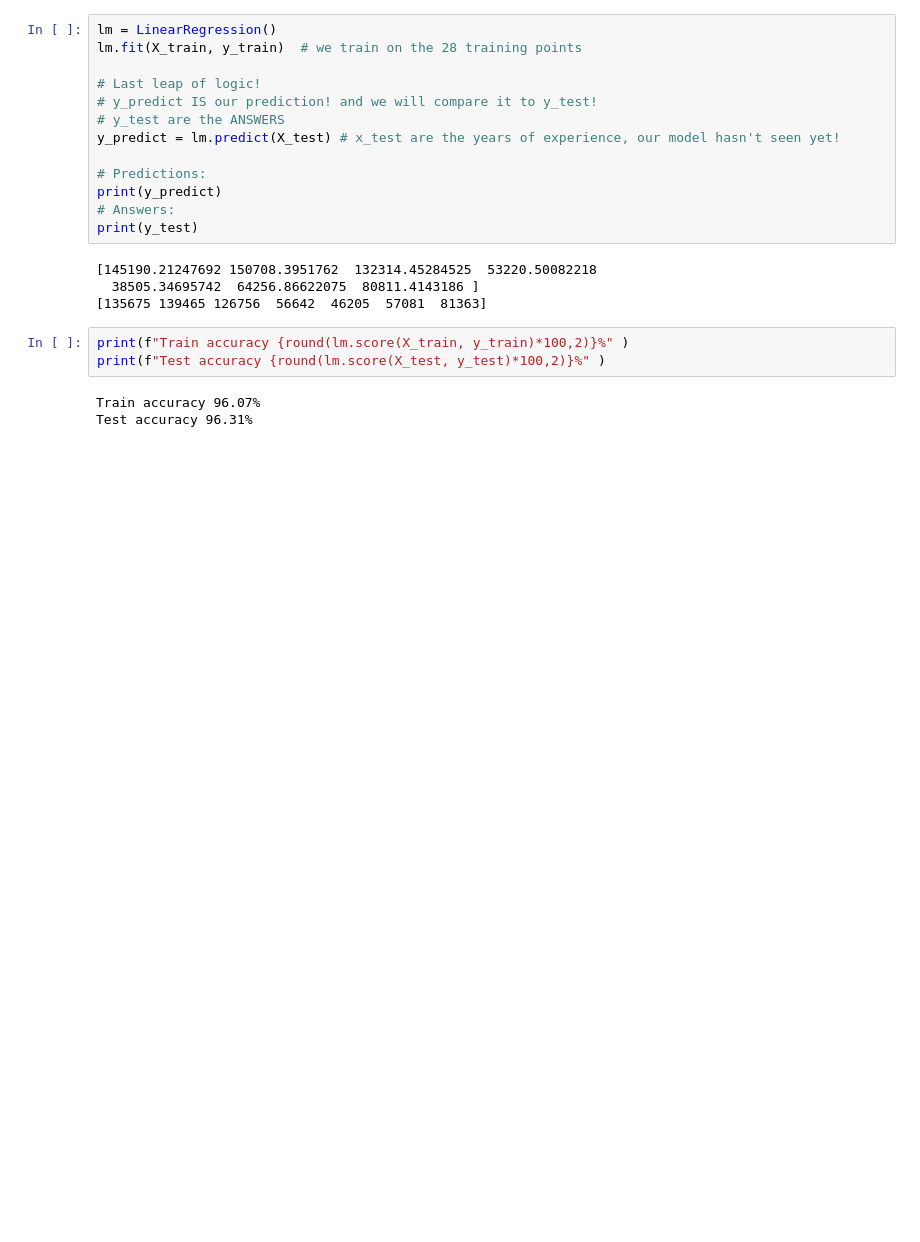
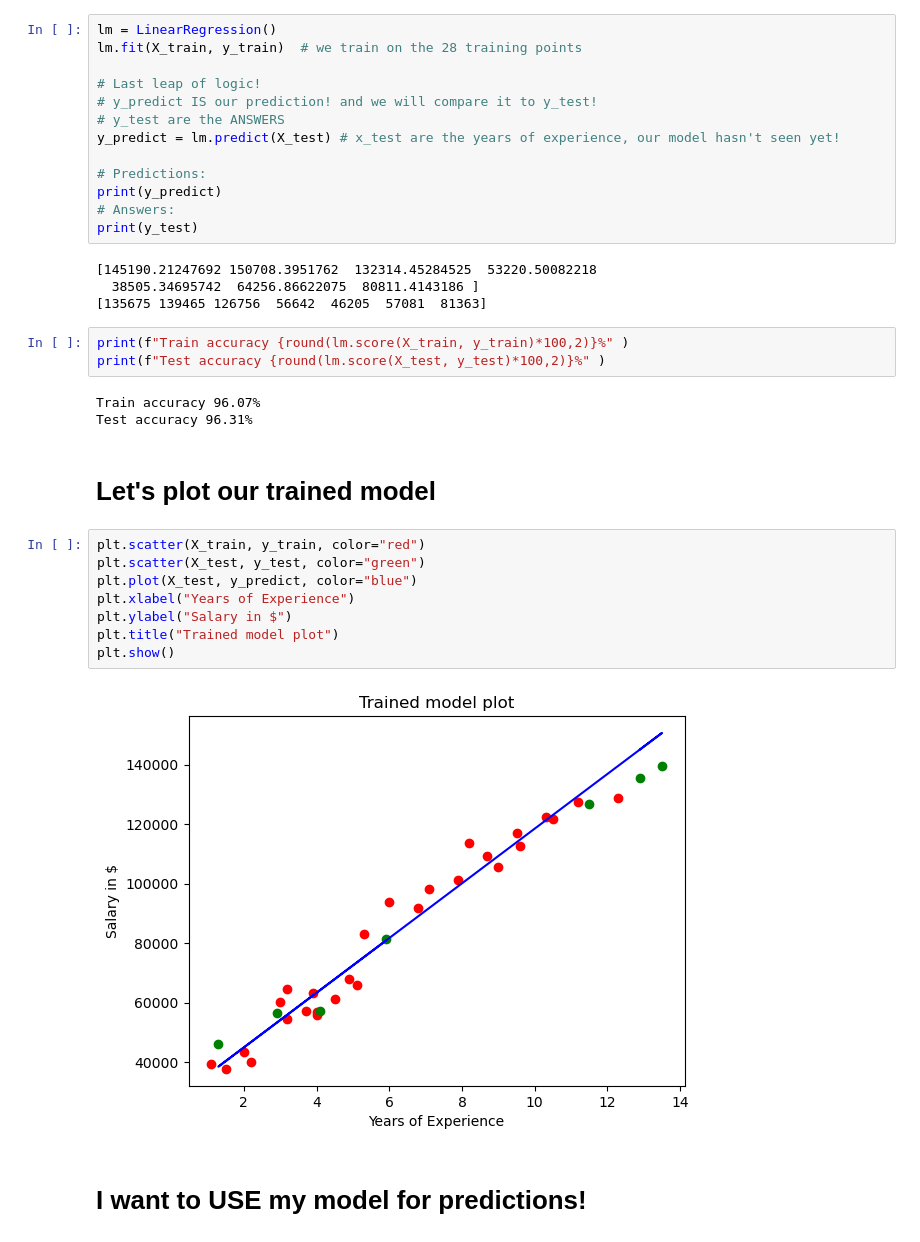
Before and after one commit to codefellows/seattle-code-python-401n7, a Jupyter notebook: class-13/in-class-demo/demo-code-class-13.ipynb, the cells around one changed output. Drawn from its saved outputs; the diff is of its cells as text; blank space fills up the shorter version.

```diff
--- a/class-13/in-class-demo/demo-code-class-13.ipynb
+++ b/class-13/in-class-demo/demo-code-class-13.ipynb
@@ -182,3 +182,17 @@ print(f"Test accuracy {round(lm.score(X_test, y_test)*100,2)}%" )
 # %% [output]
 Train accuracy 96.07%
 Test accuracy 96.31%
+# %% [markdown]
+# Let's plot our trained model
+# %%
+plt.scatter(X_train, y_train, color="red")
+plt.scatter(X_test, y_test, color="green")
+plt.plot(X_test, y_predict, color="blue")
+plt.xlabel("Years of Experience")
+plt.ylabel("Salary in $")
+plt.title("Trained model plot")
+plt.show()
+# %% [output]
+[figure, added]
+# %% [markdown]
+# I want to USE my model for predictions!
```
Also changed, not shown: parts of 2 cells of this notebook.
